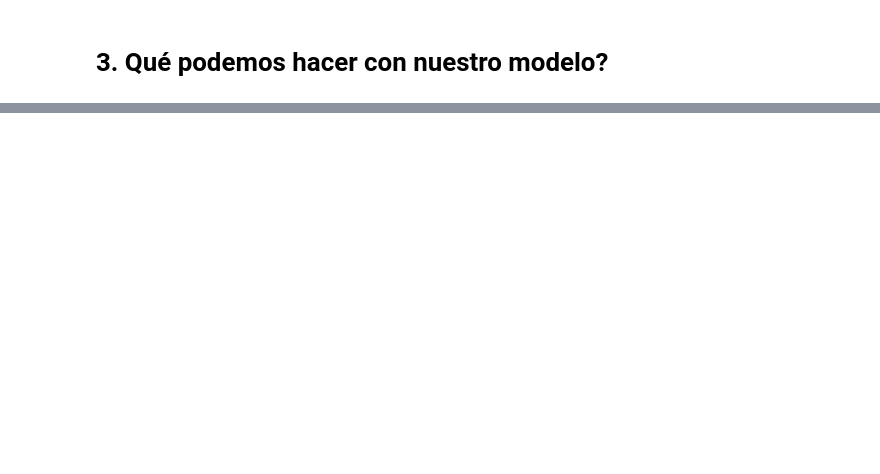
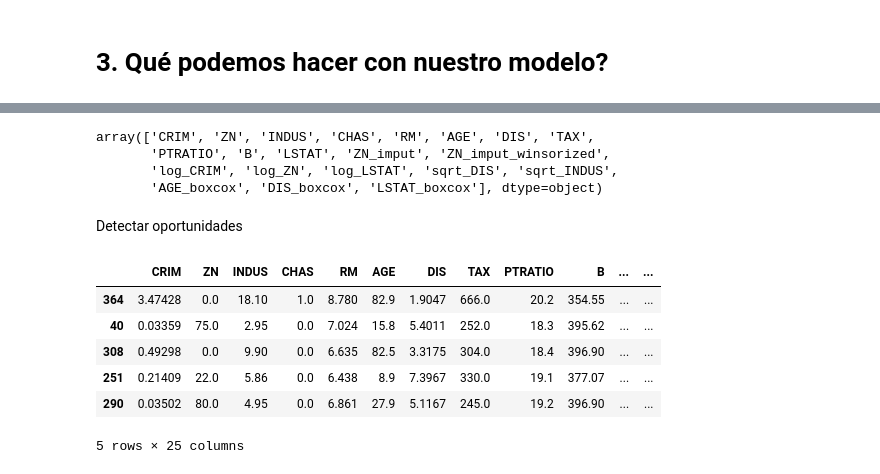
Before and after one commit to cesarqb/House-Price-Prediction-with-Machine-Learning, a Jupyter notebook: notebooks/housing_price_modeling.ipynb, the cells around one changed output, grey strips where cells are left out. Saved outputs shown, nothing was run; the diff lists cells and outputs as text; code cells hidden in the pictures; blank space fills up the shorter version.

```diff
--- a/notebooks/housing_price_modeling.ipynb
+++ b/notebooks/housing_price_modeling.ipynb
@@ -852,0 +891,7 @@ guardar_modelo(model_lasso, nombre_modelo="lasso")
+# %%
+scaler.feature_names_in_
+# %% [output]
+array(['CRIM', 'ZN', 'INDUS', 'CHAS', 'RM', 'AGE', 'DIS', 'TAX',
+       'PTRATIO', 'B', 'LSTAT', 'ZN_imput', 'ZN_imput_winsorized',
+       'log_CRIM', 'log_ZN', 'log_LSTAT', 'sqrt_DIS', 'sqrt_INDUS',
+       'AGE_boxcox', 'DIS_boxcox', 'LSTAT_boxcox'], dtype=object)
@@ -852,0 +903,17 @@ guardar_modelo(model_lasso, nombre_modelo="lasso")
+# %% [markdown]
+Detectar oportunidades
+# %%
+subvaloradas = detectar_viviendas_subvaloradas(
+    X[features],
+    Y,
+    y_pred
+)
+subvaloradas.head()
+# %% [output]
+|  | CRIM | ZN | INDUS | CHAS | RM | AGE | DIS | TAX | PTRATIO | B | ... | ... |
+| 364 | 3.47428 | 0.0 | 18.10 | 1.0 | 8.780 | 82.9 | 1.9047 | 666.0 | 20.2 | 354.55 | ... | ... |
+| 40 | 0.03359 | 75.0 | 2.95 | 0.0 | 7.024 | 15.8 | 5.4011 | 252.0 | 18.3 | 395.62 | ... | ... |
+| 308 | 0.49298 | 0.0 | 9.90 | 0.0 | 6.635 | 82.5 | 3.3175 | 304.0 | 18.4 | 396.90 | ... | ... |
+| 251 | 0.21409 | 22.0 | 5.86 | 0.0 | 6.438 | 8.9 | 7.3967 | 330.0 | 19.1 | 377.07 | ... | ... |
+| 290 | 0.03502 | 80.0 | 4.95 | 0.0 | 6.861 | 27.9 | 5.1167 | 245.0 | 19.2 | 396.90 | ... | ... |
+5 rows × 25 columns
```
Also changed, not shown: parts of 10 cells of this notebook, 6 other files.
